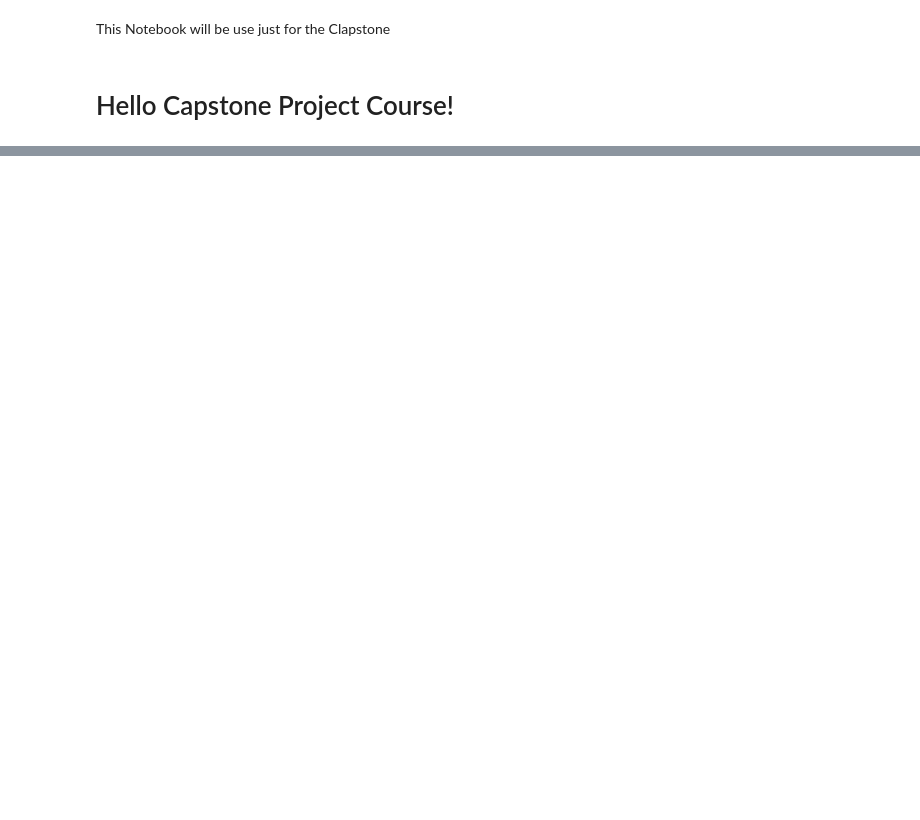
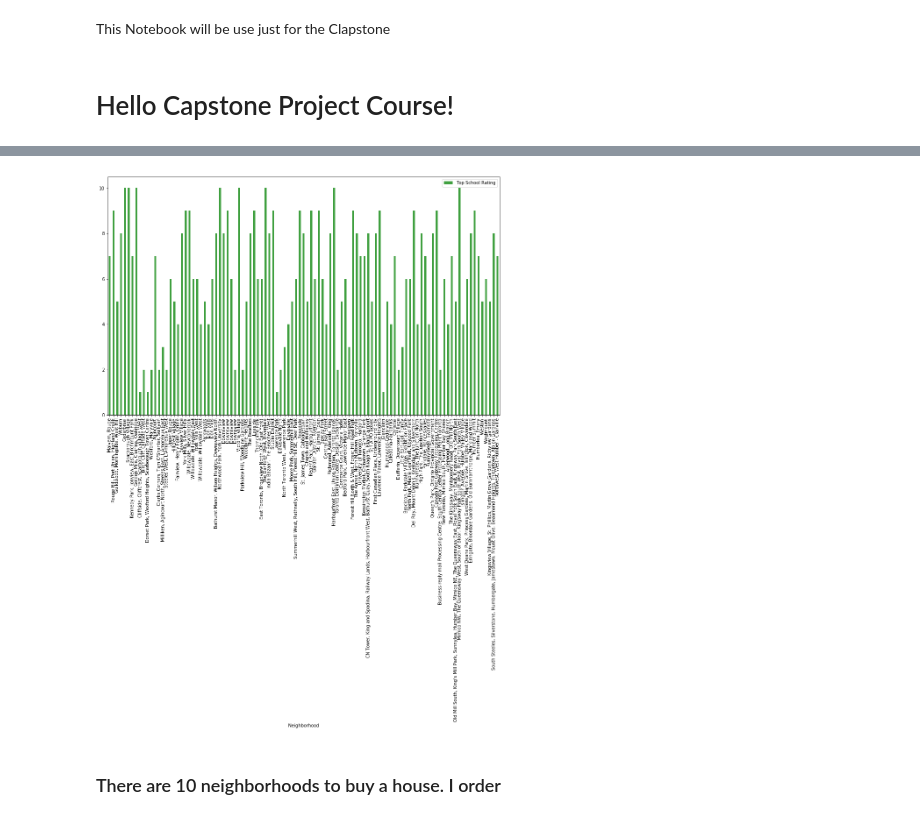
Before and after one commit to CR1011/Clapstone-Coursera, a Jupyter notebook: Course Claptone.ipynb, the cells around one changed output, grey strips where cells are left out. Cells and saved outputs as stored; diff of their text form; code cells hidden in the pictures; blank space fills up the shorter version.

```diff
--- a/Course Claptone.ipynb
+++ b/Course Claptone.ipynb
@@ -104,0 +81,13 @@ Successfully installed branca-0.4.1 folium-0.11.0
+# %%
+# clean dataframe
+toronto = toronto[toronto.Borough!='Not assigned']
+toronto = toronto[toronto.Borough!= 0]
+toronto.reset_index(drop = True, inplace = True)
+i = 0
+for i in range(0,toronto.shape[0]):
+    if toronto.iloc[i][2] == 'Not assigned':
+        toronto.iloc[i][2] = toronto.iloc[i][1]
+        i = i+1
+# %%
+df = toronto.groupby(['Postalcode','Borough'])['Neighborhood'].apply(', '.join).reset_index()
+df.head()
@@ -104,0 +109,8 @@ Successfully installed branca-0.4.1 folium-0.11.0
+# %%
+df = df.dropna()
+empty = 'Not assigned\n'
+df = df[(df.Postalcode != empty ) & (df.Borough != empty) & (df.Neighborhood != empty)]
+
+df = df.dropna()
+empty = '\n'
+df = df[(df.Postalcode != empty ) & (df.Borough != empty) & (df.Neighborhood != empty)]
@@ -104,0 +575,19 @@ Successfully installed branca-0.4.1 folium-0.11.0
+# %%
+new_Scarborough=Scarborough_merged.set_index("Neighborhood",drop=True)
+#Source:https://www.greatschools.org
+Scarborough_school_ratings=pd.DataFrame({"Neighborhood":df["Neighborhood"],
+                                      "Top School Rating":[7,9,5,8,10,10,7,10,1,2,1,2,7,2,3,2,6,
+                                                           5,4,8,9,9,6,6,4,5,4,6,8,10,8,9,6,2,
+                                                           10,2,5,8,9,6,6,10,8,9,1,2,3,4,5,6,9,
+                                                           8,5,9,6,9,6,4,8,10,2,5,6,3,9,8,7,
+                                                           7,8,5,8,9,1,5,4,7,2,3,6,6,9,4,8,7,
+                                                           4,8,9,2,6,4,7,5,10,4,6,8,9,7,5,6,5,8,7
+                                                           ]})
+# %%
+Scarborough_school_ratings.set_index('Neighborhood',inplace=True,drop=True)
+
+Scarborough_school_ratings.plot(kind='bar',figsize=(16,10),color='green',alpha=0.75);
+# %% [output]
+[figure, added]
+# %% [markdown]
+<h3> There are 10 neighborhoods to buy a house. I order  </h3>
```
Also changed, not shown: parts of 53 cells of this notebook.
